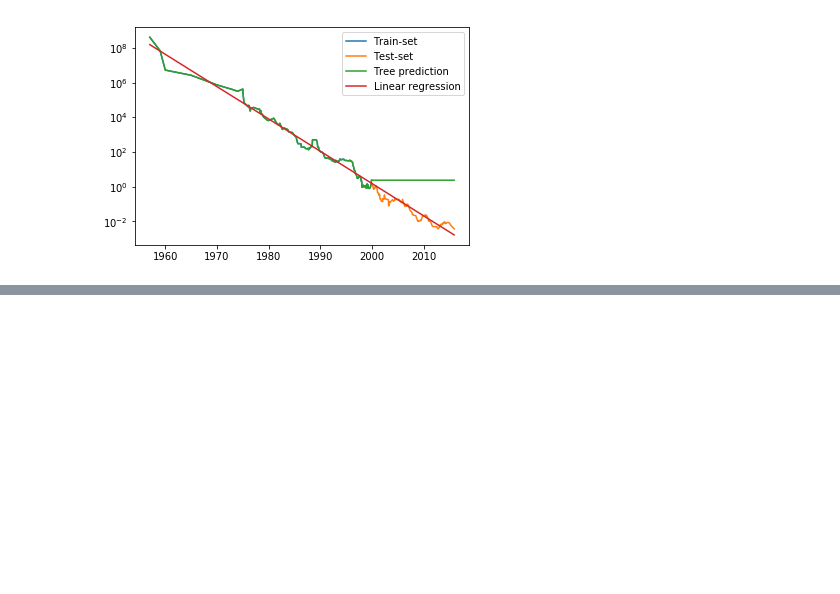
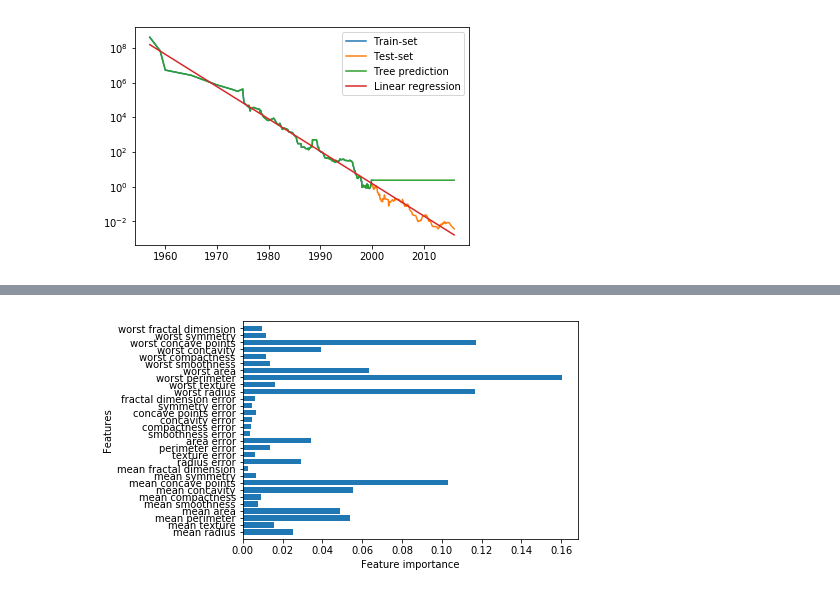
Before and after one commit to kisudsoe/Py-toolkit, a Jupyter notebook: Scikit-learn/2. Supervised learning.ipynb, the cells around one changed output, grey strips where cells are left out. Drawn from its saved outputs; the diff is of its cells as text; code cells hidden in the pictures; blank space fills up the shorter version.

```diff
--- a/Scikit-learn/2. Supervised learning.ipynb
+++ b/Scikit-learn/2. Supervised learning.ipynb
@@ -810,0 +885,4 @@ plt.legend()
+# %%
+plot_feature_importances_cancer(forest)
+# %% [output]
+[figure, added]
```
Also changed, not shown: parts of 9 cells of this notebook.
